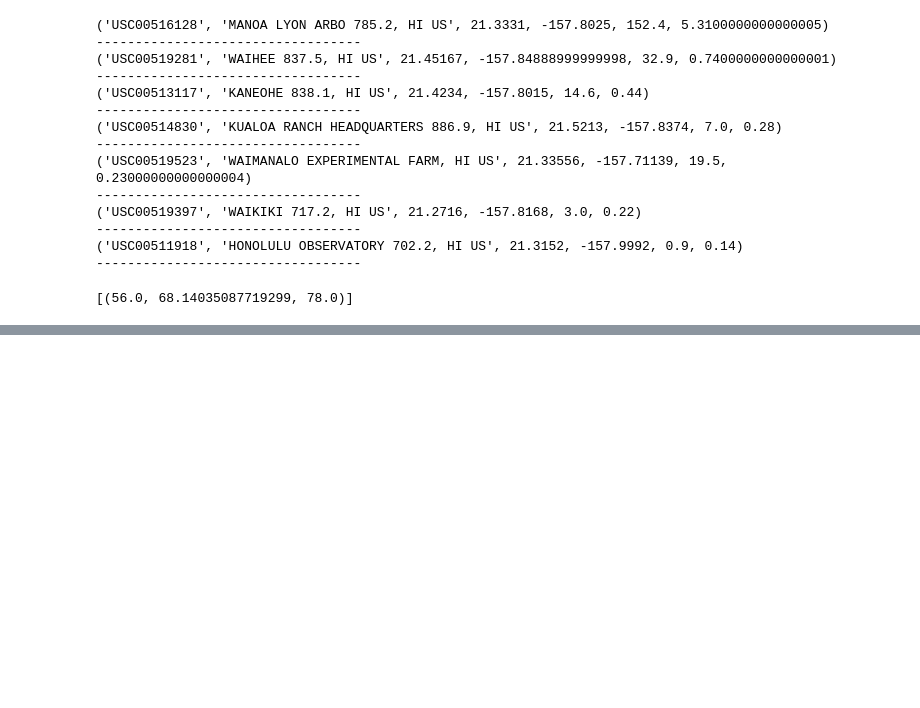
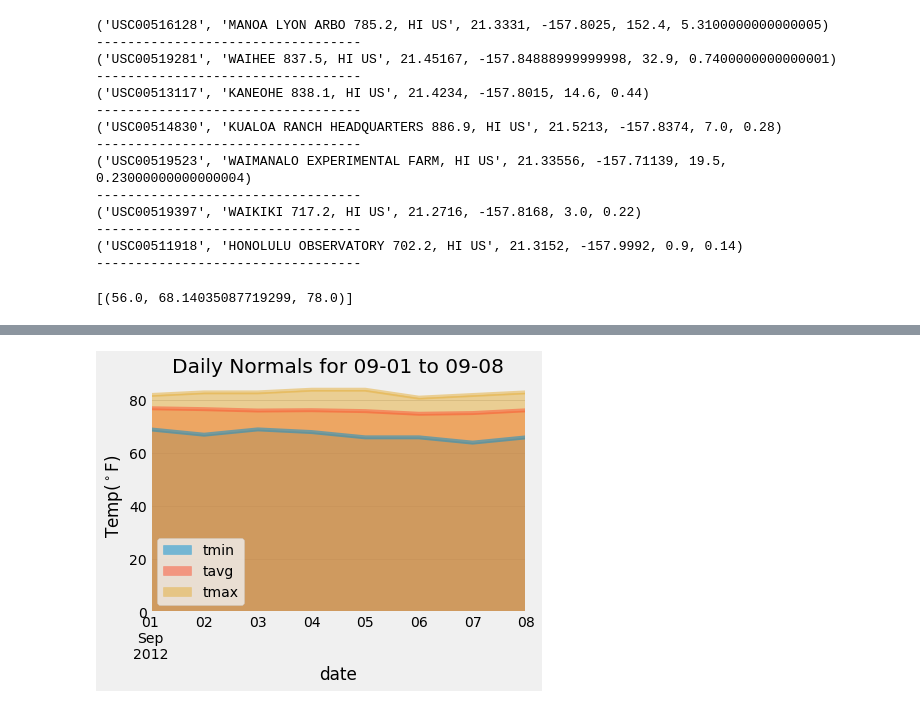
Before and after one commit to MorganMaciupa/Climate-Analysis-and-Exploration-with-SQLAlchemy, a Jupyter notebook: main.ipynb, the cells around one changed output, grey strips where cells are left out. Saved outputs shown, nothing was run; the diff lists cells and outputs as text; code cells hidden in the pictures; blank space fills up the shorter version.

```diff
--- a/main.ipynb
+++ b/main.ipynb
@@ -390,17 +385,21 @@ daily_normals("02-01")
 # Calculate the daily normals for your trip
 
 # push each tuple of calculations into a list called `normals`
-
+normals = []
 
 # Set the start and end date of the trip
+start_date = ('2012-09-01')
+end_date = ('2012-09-08')
 
 # Use the start and end date to create a range of dates
-dates = []
-
-for date in dates:
-    daily_normals(date)
-    print
+trip_dates = pd.date_range(start_date, end_date)
 
 # Stip off the year and save a list of %m-%d strings
+dates = trip_dates.strftime('%m-%d')
 
 # Loop through the list of %m-%d strings and calculate the normals for each date
+# Use *args to pass all dates in to one list, to build dataframe in next step
+for date in dates:
+    normals.append(*daily_normals(date))
+
+print(normals)
@@ -407,2 +408,6 @@ for date in dates:
 # %%
 # Load the previous query results into a Pandas DataFrame and add the `trip_dates` range as the `date` index
+normals_df = pd.DataFrame(normals, columns = ['tmin', 'tavg', 'tmax'])
+normals_df['date'] = trip_dates
+normals_df.set_index('date', inplace=True)
+normals_df
@@ -409,2 +425,7 @@ for date in dates:
 # %%
 # Plot the daily normals as an area plot with `stacked=False`
+normals_df.plot(kind='area', stacked=False)
+plt.title(f"Daily Normals for {dates[0]} to {dates[7]}")
+plt.ylabel("Temp($^\circ$F)");
+# %% [output]
+[figure, added]
```
Also changed, not shown: parts of 18 cells of this notebook, 1 other file.
